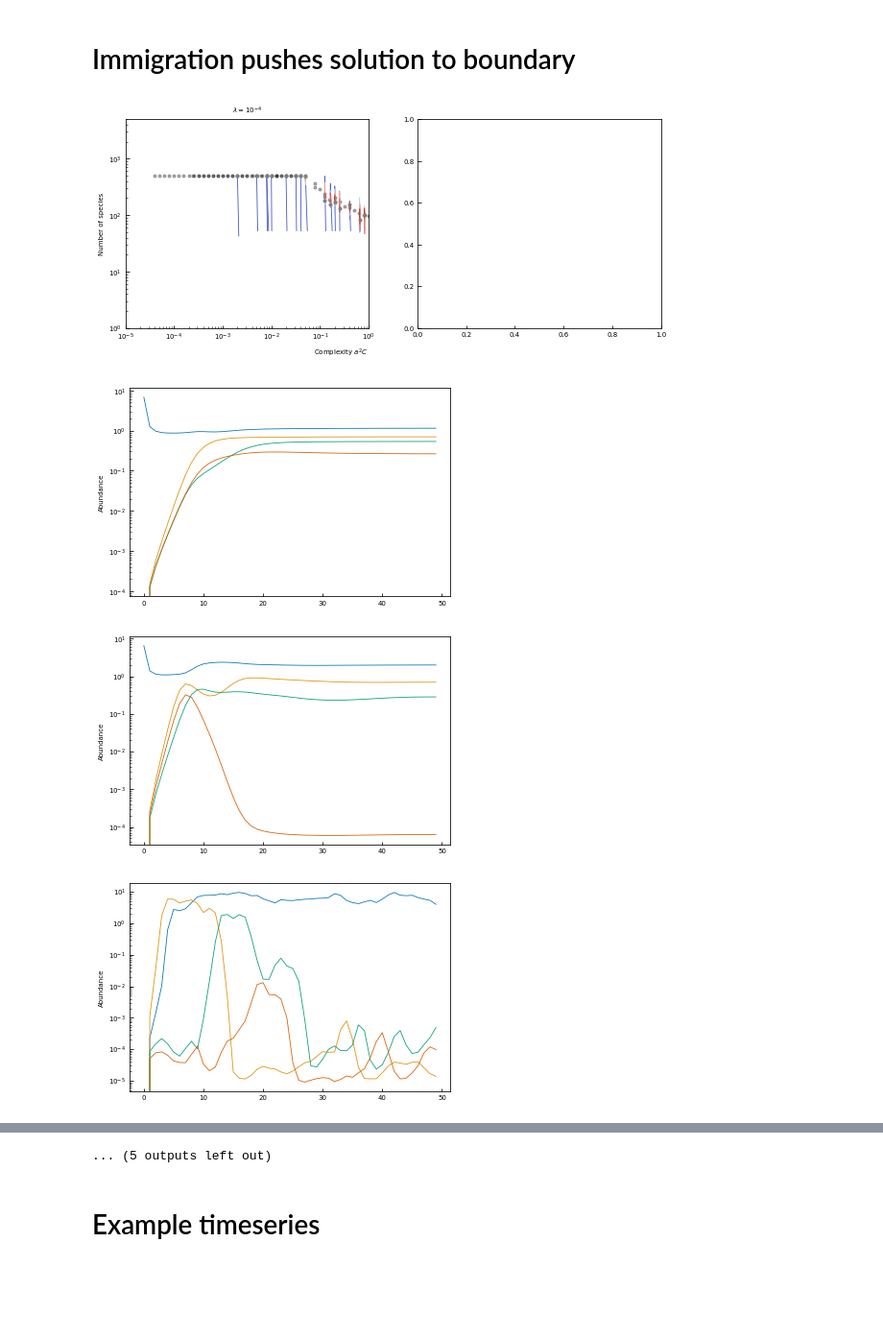
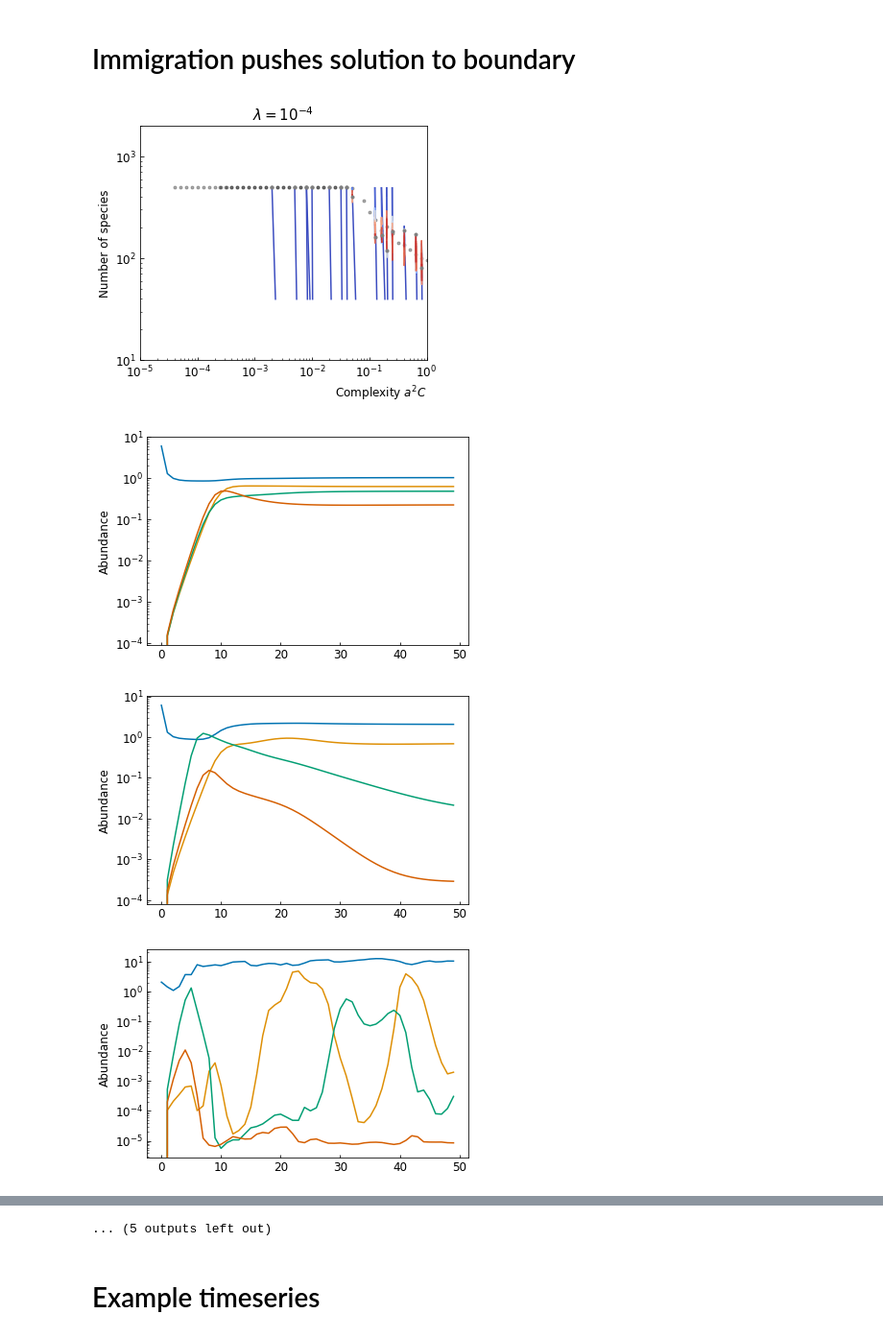
Before and after one commit to lanadescheemaeker/rank_abundance, a Jupyter notebook: Diversity-complexity with IBM and sgLV.ipynb, the cells around one changed output, grey strips where cells are left out. Shown at 96% size. Cells and saved outputs as stored; diff of their text form; code cells hidden in the pictures; blank space fills up the shorter version.

```diff
--- a/Diversity-complexity with IBM and sgLV.ipynb
+++ b/Diversity-complexity with IBM and sgLV.ipynb
@@ -241,11 +244,11 @@ def widths(df, func='log'):
 
     d = df[[col for col in df.columns if col.startswith(var)]].copy()
 
-    for j in range(1, 11):
-        for f in funcs:
-            if f != func:
-                d[var + '_%d' % j][df[func + '_pval_%d' %
-                                      j] < df[f + '_pval_%d' % j]] = np.nan
+    #for j in range(1, 11):
+    #    for f in funcs:
+    #        if f != func:
+    #            d[var + '_%d' % j][df[func + '_pval_%d' %
+    #                                  j] < df[f + '_pval_%d' % j]] = np.nan
 
     d.replace(0, np.nan, inplace=True)
 
@@ -271,6 +274,10 @@ def spec_div_ax(df_input, ax, ax2, fixed_pars={}, label=None, color='k',
     numbers.replace(0, np.nan, inplace=True)
     df['y'] = numbers.median(axis=1)
     df.loc[np.isnan(df.y), 'y'] = 0
+
+    # Take rows with highest y-values.
+    df.sort_values('y', ascending=False, inplace=True)
+    df.drop_duplicates('x', keep='first', inplace=True)
 
     df['w'], df['w_accepted'] = widths(df, func='log')
 
@@ -396,9 +403,17 @@ with warnings.catch_warnings():
 
     df1 = pd.read_csv('results/scan_glv_diversity500.csv', na_values='NAN')
     df2 = pd.read_csv('results/scan_glv_diversity20.csv', na_values='NAN')
-    df = pd.concat([df1, df2], axis=0, ignore_index=True)
+    #df = pd.concat([df1, df2], axis=0, ignore_index=True)
+
+    df01 = pd.read_csv('results/scan_glv_diversity_01.csv', na_values='NAN')
+    df02 = pd.read_csv('results/scan_glv_diversity_02.csv', na_values='NAN')
+    df03 = pd.read_csv('results/scan_glv_diversity_03.csv', na_values='NAN')
+    dfa = pd.read_csv('results/scan_glv_diversity_onedown.csv', na_values='NAN')
+    dfb = pd.read_csv('results/scan_glv_diversity_onedown2.csv', na_values='NAN')
+    df = pd.concat([df1, df2, df01, df02, df03, dfa, dfb], axis=0, ignore_index=True)
+    #df = pd.concat([dfa, dfb], axis=0, ignore_index=True)
 
     fig = figure_specdiv_glv(df)
 
-    #fig.savefig('figures/complexity_stability_glv.pdf')
+    fig.savefig('../figures_presentation/complexity_stability_glv.pdf')
 # %% [output]
@@ -656,37 +779,39 @@ def timeseries_trajectory(ax, connectance, interaction, S=200, perc_zero=0.9):
     #ax.plot(trajectory_x, trajectory_y)
 
 df1 = pd.read_csv('results/scan_glv_diversity500.csv', na_values='NAN')
 df2 = pd.read_csv('results/scan_glv_diversity20.csv', na_values='NAN')
 df = pd.concat([df1, df2], axis=0, ignore_index=True)
 
 max_cap = 1000 #np.inf,200
 
-fig = plt.figure(figsize=(10,4))
-ax1 = fig.add_subplot(121)
-ax2 = fig.add_subplot(122)
+fig = plt.figure(figsize=(0.4*PRESENTATION.SLIDEWIDTH,0.6*PRESENTATION.SLIDEHEIGHT))
+ax1 = fig.add_subplot(111)
+#ax2 = fig.add_subplot(122)
 
 for ax, immigration, title in zip([ax1], [1e-4], ['$\lambda = 10^{-4}$']):
 # zip([ax1, ax2], [1e-4, 1e-2], ['$\lambda = 10^{-4}$', '$\lambda = 10^{-2}$']):
     ax.set_title(title)
     dfi = df[(df['immigration'] == immigration) & (df['max_cap'] == max_cap)]
 
     spec_div_ax(dfi, ax, ax2=None, fixed_pars={}, label=None, color='k', not_accepted=False, accepted=True)
 
     ax.set_yscale('log')
     ax.set_xscale('log')
     ax.set_xlim([1e-5, 1e0])
     ax.set_ylim([1e0, 5e3])
 
     for connectance in [0.2, 0.5, 0.8, 1.0]:
         for interaction in [0.1, 0.2, 0.5, 0.9]:
             timeseries_trajectory(ax, connectance, interaction, S=S, perc_zero=0.9)
 
     ax.set_xlabel('Complexity $a^2C$', x=1, ha='right')
     ax.set_ylabel('Number of species')
+    ax.set_ylim([1e1, 2e3])
 
+fig.savefig('../figures_presentation/immigration_pushes.pdf')
 plt.show()
 # %% [output]
-[figure, old version]
+[figure, new version]
-[figure, old version]
+[figure, new version]
-[figure, old version]
+[figure, new version]
-[figure, old version]
+[figure, new version]
```
Also changed, not shown: parts of 7 cells of this notebook, 20 other files.
